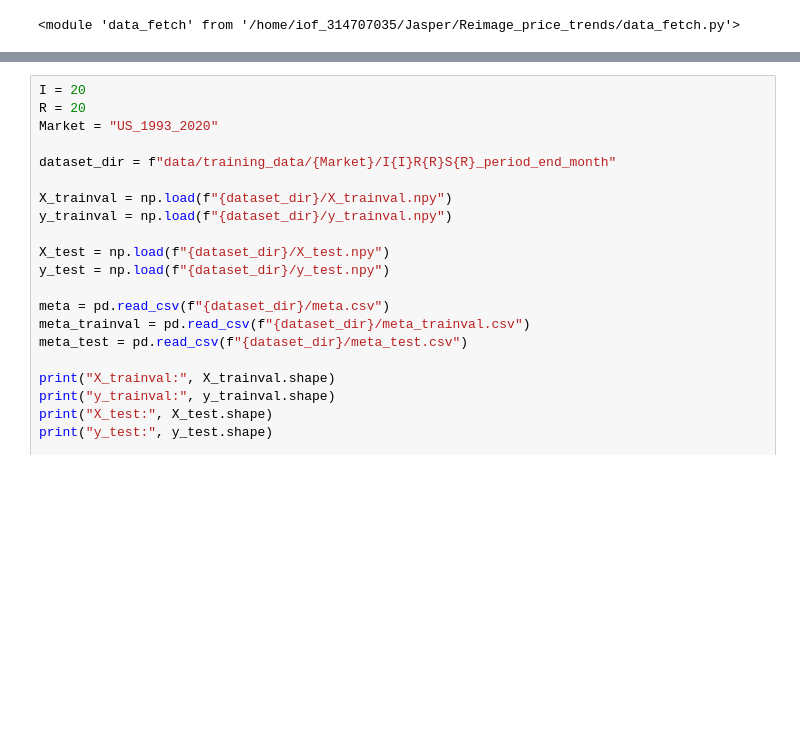
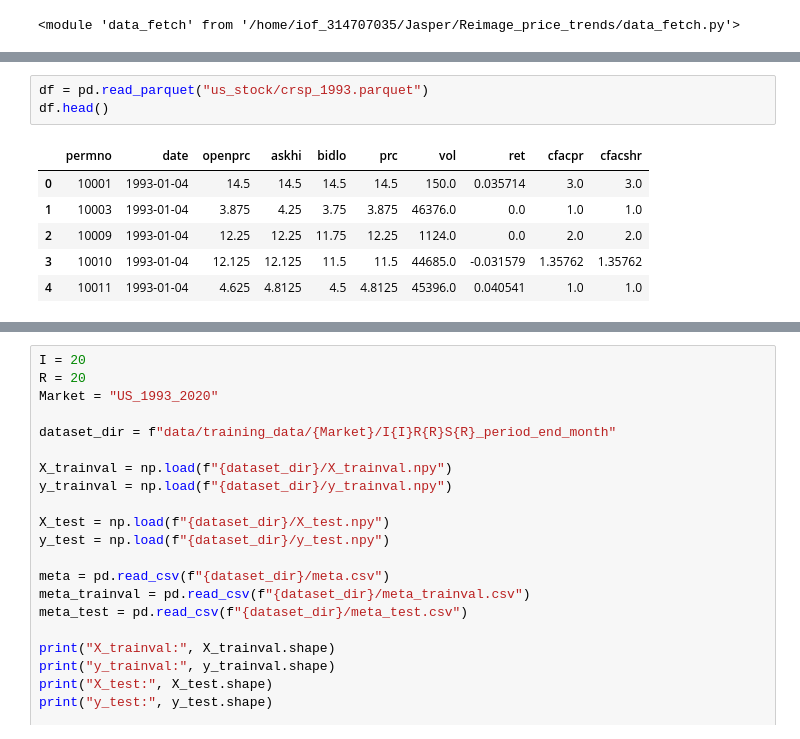
Before and after one commit to zhe1357/Reimage_price_trends, a Jupyter notebook: crsp_data.ipynb, the cells around one changed output, grey strips where cells are left out. Cells and saved outputs as stored; diff of their text form; blank space fills up the shorter version.

```diff
--- a/crsp_data.ipynb
+++ b/crsp_data.ipynb
@@ -86,0 +83,10 @@ Year-based CRSP build: pending years=[1993, 1994]
+# %%
+df = pd.read_parquet("us_stock/crsp_1993.parquet")
+df.head()
+# %% [output]
+|  | permno | date | openprc | askhi | bidlo | prc | vol | ret | cfacpr | cfacshr |
+| 0 | 10001 | 1993-01-04 | 14.5 | 14.5 | 14.5 | 14.5 | 150.0 | 0.035714 | 3.0 | 3.0 |
+| 1 | 10003 | 1993-01-04 | 3.875 | 4.25 | 3.75 | 3.875 | 46376.0 | 0.0 | 1.0 | 1.0 |
+| 2 | 10009 | 1993-01-04 | 12.25 | 12.25 | 11.75 | 12.25 | 1124.0 | 0.0 | 2.0 | 2.0 |
+| 3 | 10010 | 1993-01-04 | 12.125 | 12.125 | 11.5 | 11.5 | 44685.0 | -0.031579 | 1.35762 | 1.35762 |
+| 4 | 10011 | 1993-01-04 | 4.625 | 4.8125 | 4.5 | 4.8125 | 45396.0 | 0.040541 | 1.0 | 1.0 |
```
Also changed, not shown: parts of 3 cells of this notebook, 2 other files.
